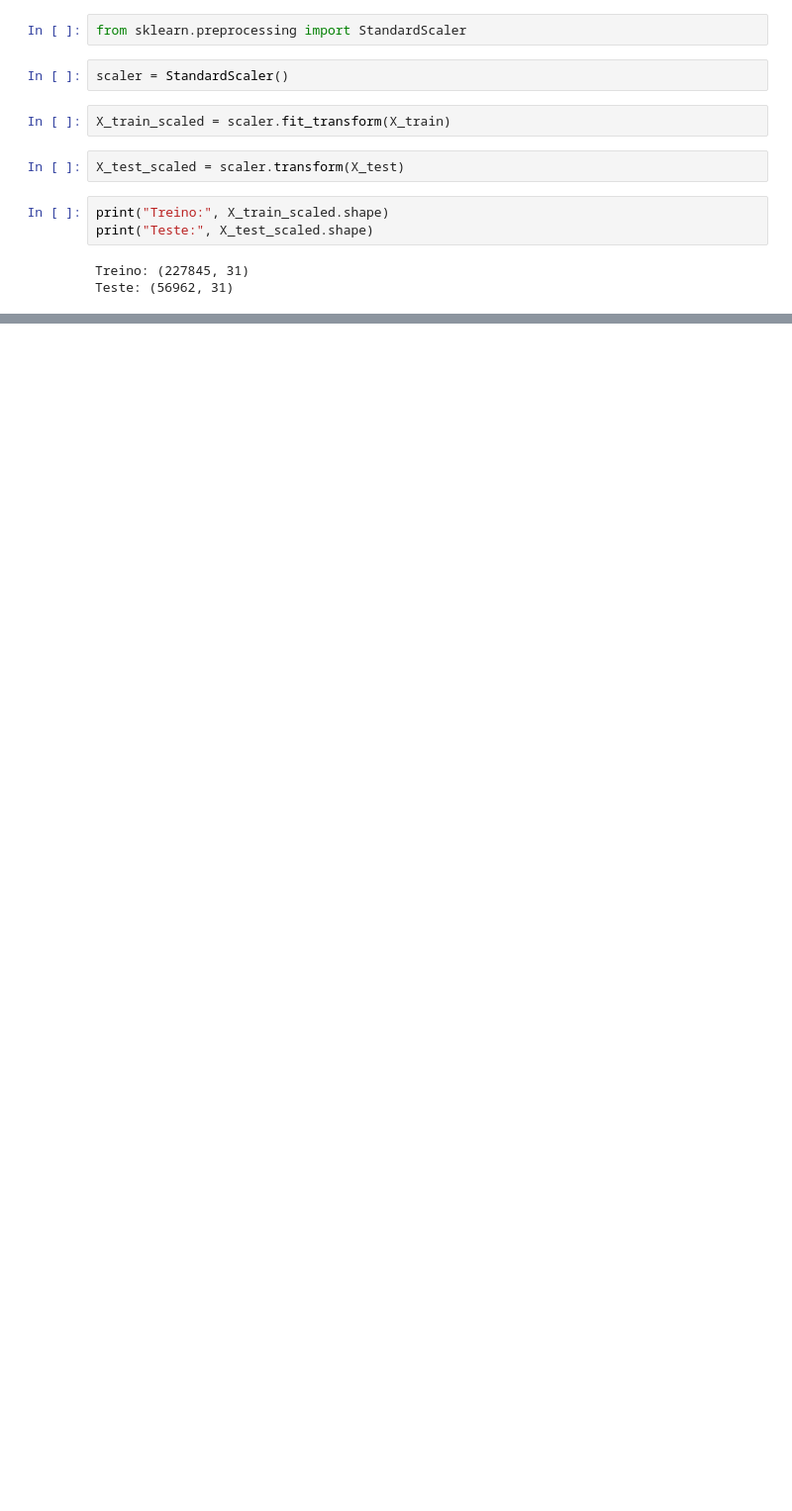
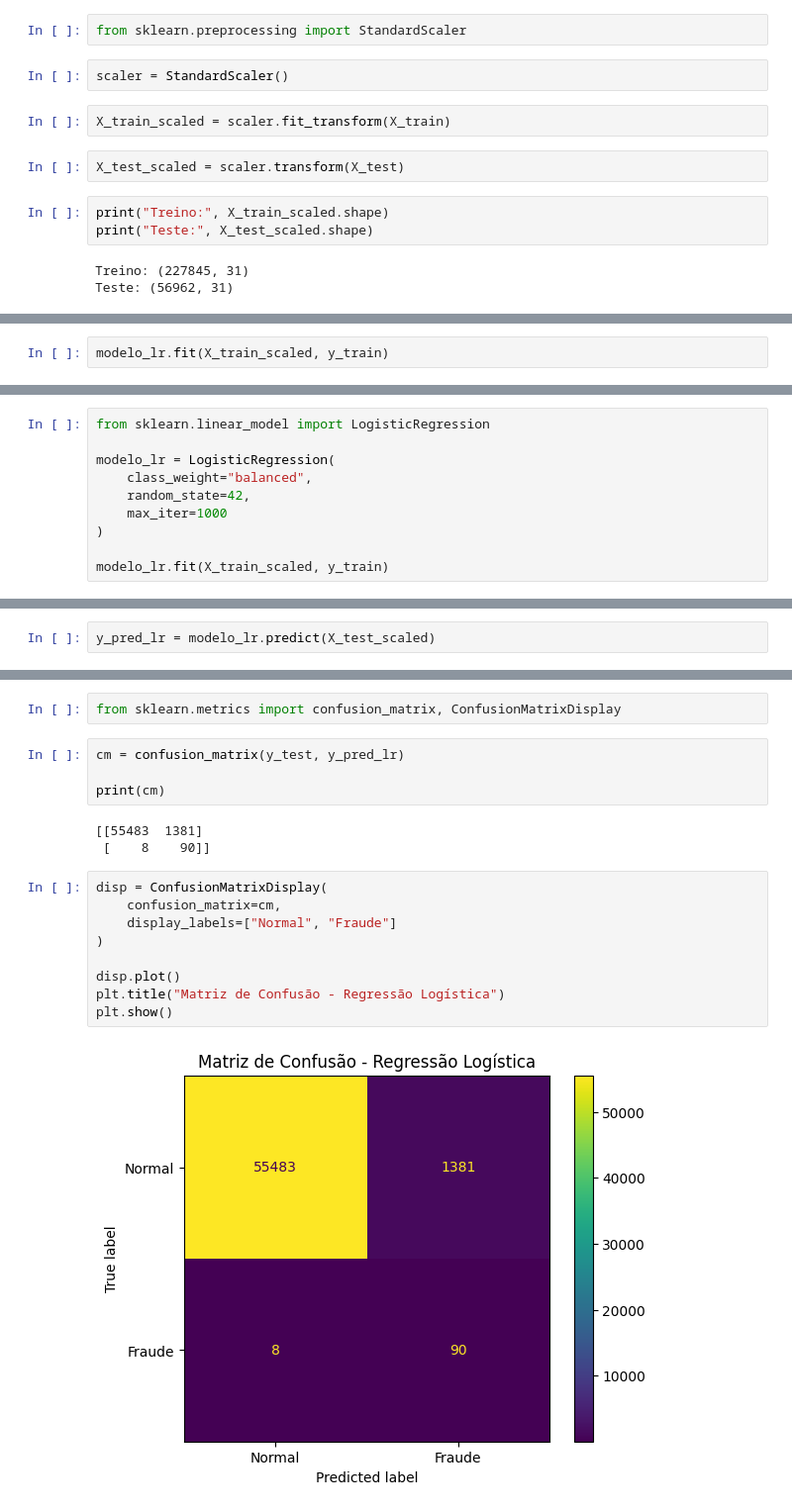
Before and after one commit to nathanbarbosatx/deteccao-fraude-cartao, a Jupyter notebook: fraude_cartao.ipynb, the cells around one changed output, grey strips where cells are left out. Shown at 99% size. Saved outputs shown, nothing was run; the diff lists cells and outputs as text; blank space fills up the shorter version.

Commit message:
feat: Treinamento do Modelo

```diff
--- a/fraude_cartao.ipynb
+++ b/fraude_cartao.ipynb
@@ -161,0 +172,2 @@ Teste: (56962, 31)
+# %%
+modelo_lr.fit(X_train_scaled, y_train)
@@ -161,0 +191,10 @@ Teste: (56962, 31)
+# %%
+from sklearn.linear_model import LogisticRegression
+
+modelo_lr = LogisticRegression(
+    class_weight="balanced",
+    random_state=42,
+    max_iter=1000
+)
+
+modelo_lr.fit(X_train_scaled, y_train)
@@ -161,0 +203,2 @@ Teste: (56962, 31)
+# %%
+y_pred_lr = modelo_lr.predict(X_test_scaled)
@@ -161,0 +218,20 @@ Teste: (56962, 31)
+# %%
+from sklearn.metrics import confusion_matrix, ConfusionMatrixDisplay
+# %%
+cm = confusion_matrix(y_test, y_pred_lr)
+
+print(cm)
+# %% [output]
+[[55483  1381]
+ [    8    90]]
+# %%
+disp = ConfusionMatrixDisplay(
+    confusion_matrix=cm,
+    display_labels=["Normal", "Fraude"]
+)
+
+disp.plot()
+plt.title("Matriz de Confusão - Regressão Logística")
+plt.show()
+# %% [output]
+[figure, added]
```
Also changed, not shown: parts of 11 cells of this notebook.
